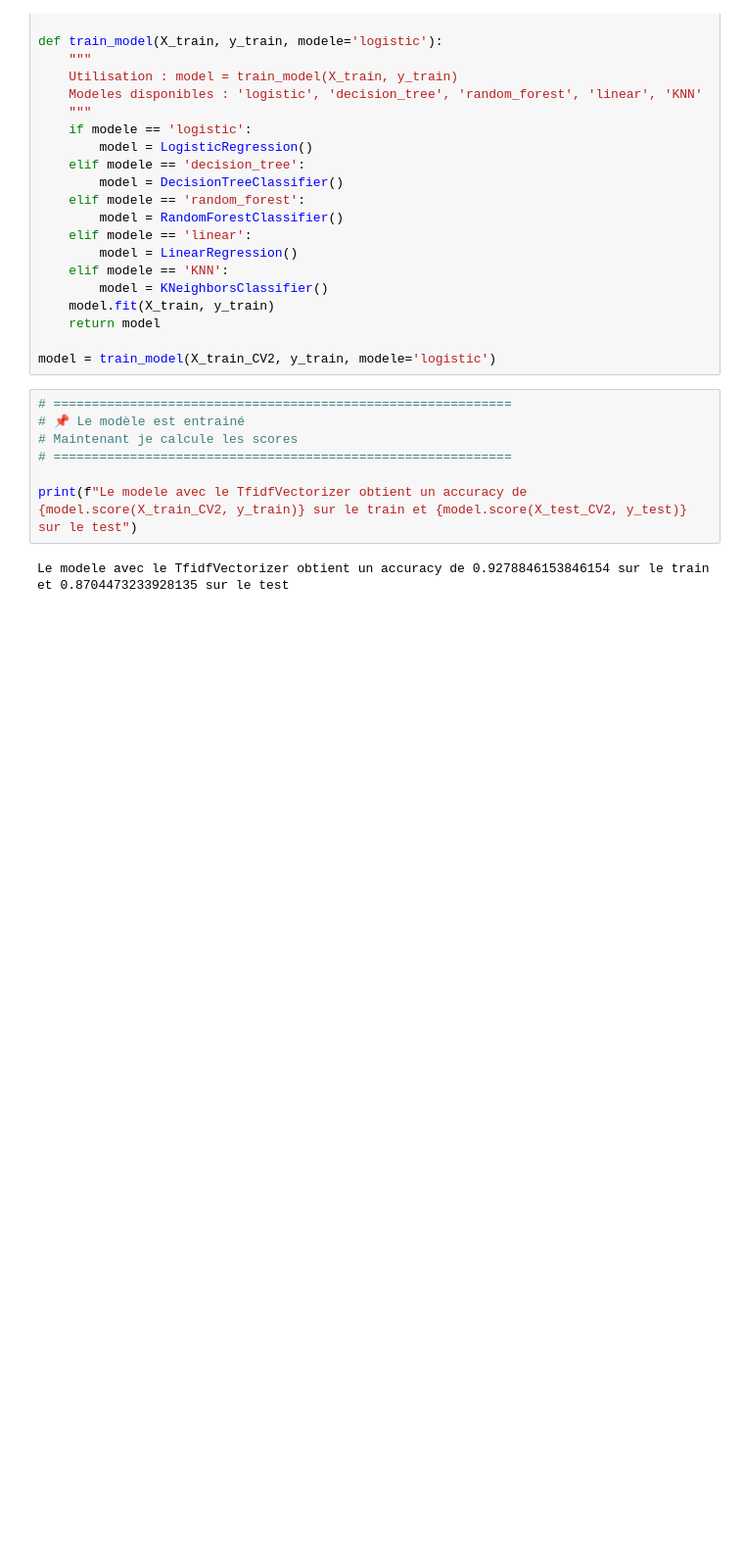
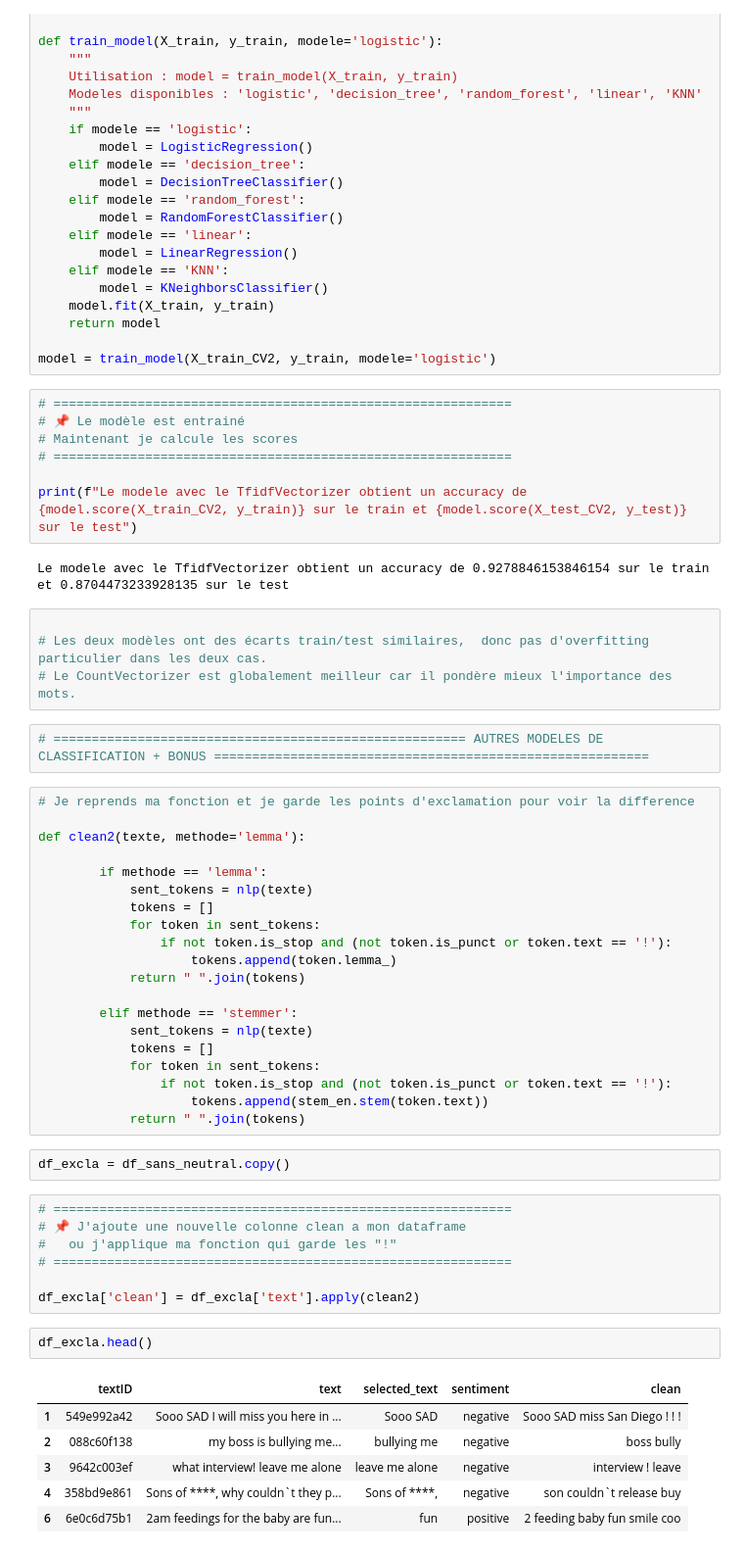
Before and after one commit to cedricbedu/Wild_code_school, a Jupyter notebook: NLP_1.6_week12.ipynb, the cells around one changed output. Shown at 98% size. Cells and saved outputs as stored; diff of their text form; blank space fills up the shorter version.

Commit message:
Ajout quete 1.6 NLP

```diff
--- a/NLP_1.6_week12.ipynb
+++ b/NLP_1.6_week12.ipynb
@@ -268,3 +269,47 @@ model = train_model(X_train_CV2, y_train, modele='logistic')
 print(f"Le modele avec le TfidfVectorizer obtient un accuracy de {model.score(X_train_CV2, y_train)} sur le train et {model.score(X_test_CV2, y_test)} sur le test")
 # %% [output]
 Le modele avec le TfidfVectorizer obtient un accuracy de 0.9278846153846154 sur le train et 0.8704473233928135 sur le test
+# %%
+
+# Les deux modèles ont des écarts train/test similaires,  donc pas d'overfitting particulier dans les deux cas.
+# Le CountVectorizer est globalement meilleur car il pondère mieux l'importance des mots.
+# %%
+# ====================================================== AUTRES MODELES DE CLASSIFICATION + BONUS =========================================================
+# %%
+# Je reprends ma fonction et je garde les points d'exclamation pour voir la difference
+
+def clean2(texte, methode='lemma'):
+
+        if methode == 'lemma':
+            sent_tokens = nlp(texte)
+            tokens = []
+            for token in sent_tokens:
+                if not token.is_stop and (not token.is_punct or token.text == '!'):
+                    tokens.append(token.lemma_)
+            return " ".join(tokens)
+
+        elif methode == 'stemmer':
+            sent_tokens = nlp(texte)
+            tokens = []
+            for token in sent_tokens:
+                if not token.is_stop and (not token.is_punct or token.text == '!'):
+                    tokens.append(stem_en.stem(token.text))
+            return " ".join(tokens)
+# %%
+df_excla = df_sans_neutral.copy()
+# %%
+# ============================================================
+# 📌 J'ajoute une nouvelle colonne clean a mon dataframe
+#   ou j'applique ma fonction qui garde les "!"
+# ============================================================
+
+df_excla['clean'] = df_excla['text'].apply(clean2)
+# %%
+df_excla.head()
+# %% [output]
+|  | textID | text | selected_text | sentiment | clean |
+| 1 | 549e992a42 | Sooo SAD I will miss you here in ... | Sooo SAD | negative | Sooo SAD miss San Diego ! ! ! |
+| 2 | 088c60f138 | my boss is bullying me... | bullying me | negative | boss bully |
+| 3 | 9642c003ef | what interview! leave me alone | leave me alone | negative | interview ! leave |
+| 4 | 358bd9e861 | Sons of ****, why couldn`t they p... | Sons of ****, | negative | son couldn`t release buy |
+| 6 | 6e0c6d75b1 | 2am feedings for the baby are fun... | fun | positive | 2 feeding baby fun smile coo |
```
Also changed, not shown: parts of 9 cells of this notebook.
